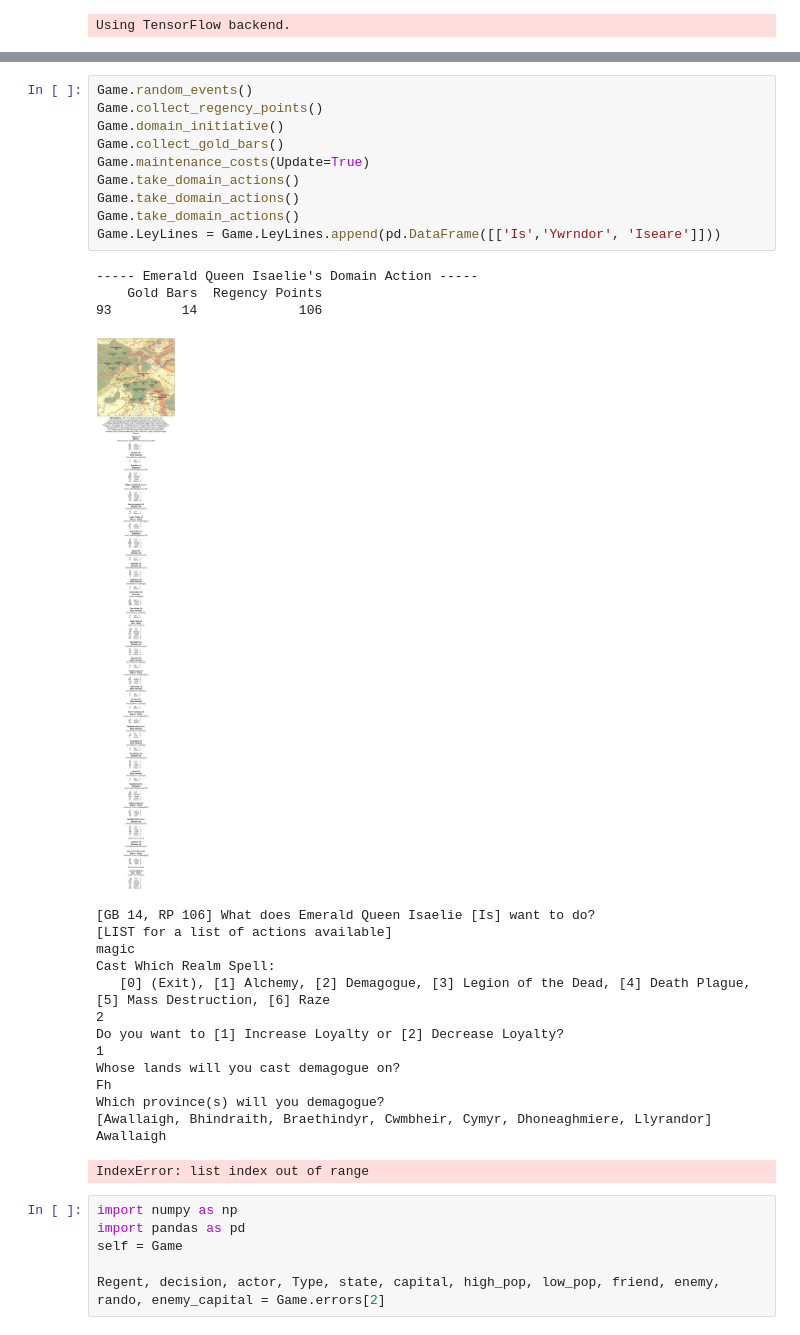
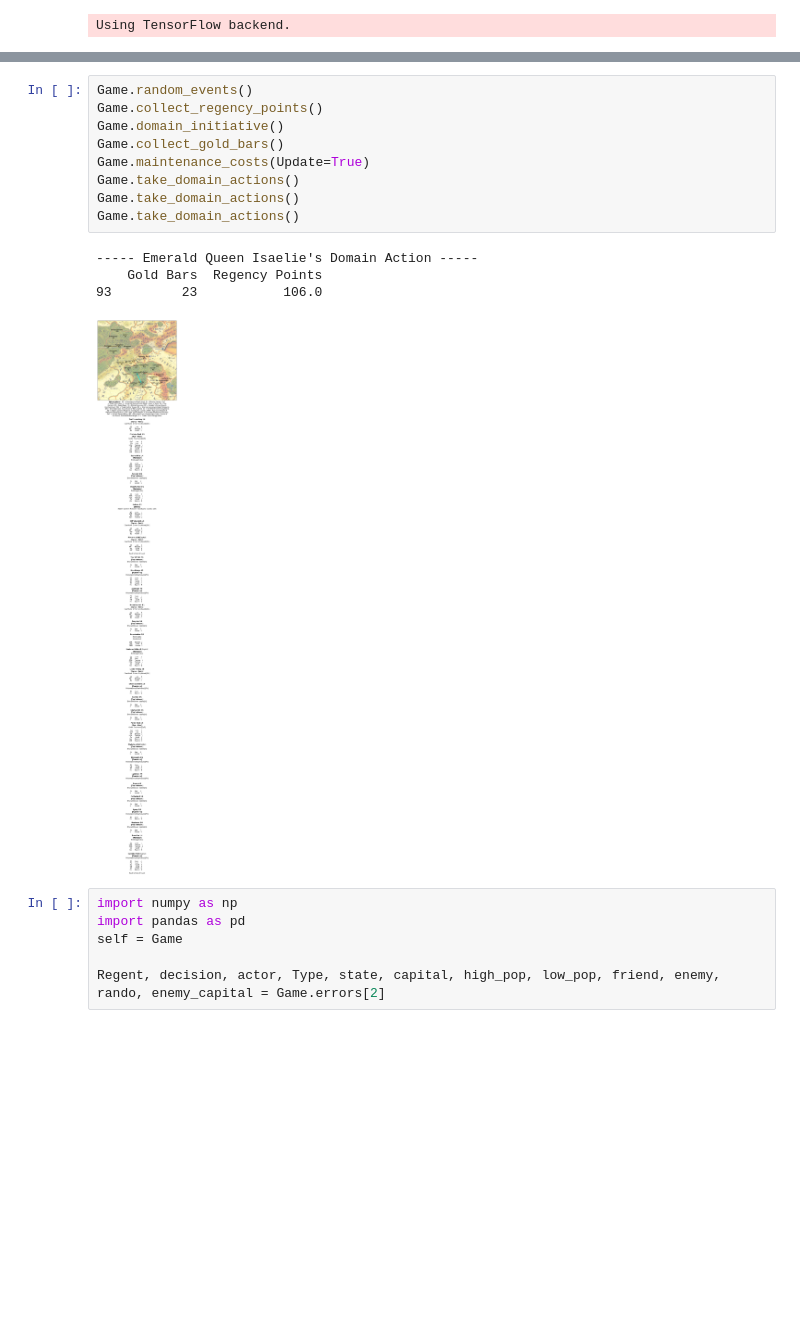
Before and after one commit to NeverForged/Regency, a Jupyter notebook: Code Testing.ipynb, the cells around one changed output, grey strips where cells are left out. Cells and saved outputs as stored; diff of their text form; blank space fills up the shorter version.

```diff
--- a/Code Testing.ipynb
+++ b/Code Testing.ipynb
@@ -30,32 +30,17 @@ Continuing Game TestGame at Season 0 Action 1
 # %%
 Game.random_events()
 Game.collect_regency_points()
 Game.domain_initiative()
 Game.collect_gold_bars()
 Game.maintenance_costs(Update=True)
 Game.take_domain_actions()
 Game.take_domain_actions()
 Game.take_domain_actions()
-Game.LeyLines = Game.LeyLines.append(pd.DataFrame([['Is','Ywrndor', 'Iseare']]))
 # %% [output]
 ----- Emerald Queen Isaelie's Domain Action -----
     Gold Bars  Regency Points
-93         14             106
+93         23           106.0
-[figure, old version]
+[figure, new version]
-[GB 14, RP 106] What does Emerald Queen Isaelie [Is] want to do?
-[LIST for a list of actions available]
-magic
-Cast Which Realm Spell:
-   [0] (Exit), [1] Alchemy, [2] Demagogue, [3] Legion of the Dead, [4] Death Plague, [5] Mass Destruction, [6] Raze
-2
-Do you want to [1] Increase Loyalty or [2] Decrease Loyalty?
-1
-Whose lands will you cast demagogue on?
-Fh
-Which province(s) will you demagogue?
-[Awallaigh, Bhindraith, Braethindyr, Cwmbheir, Cymyr, Dhoneaghmiere, Llyrandor]
-Awallaigh
-IndexError: list index out of range
 # %%
 import numpy as np
 import pandas as pd
```
Also changed, not shown: parts of 1 cell of this notebook, 1 other file.
